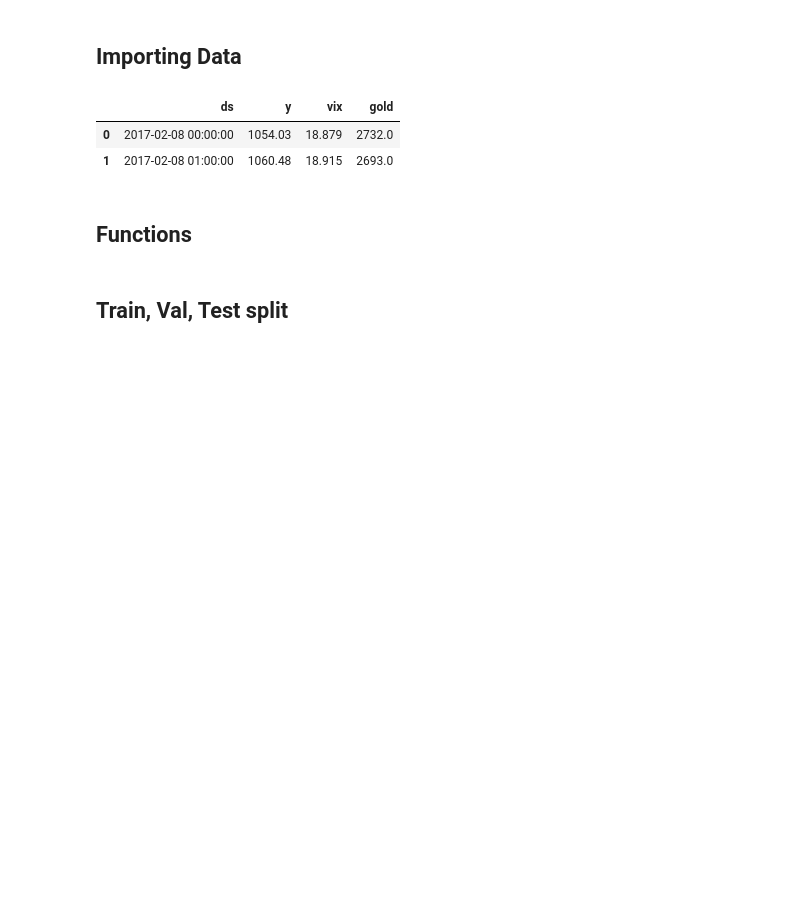
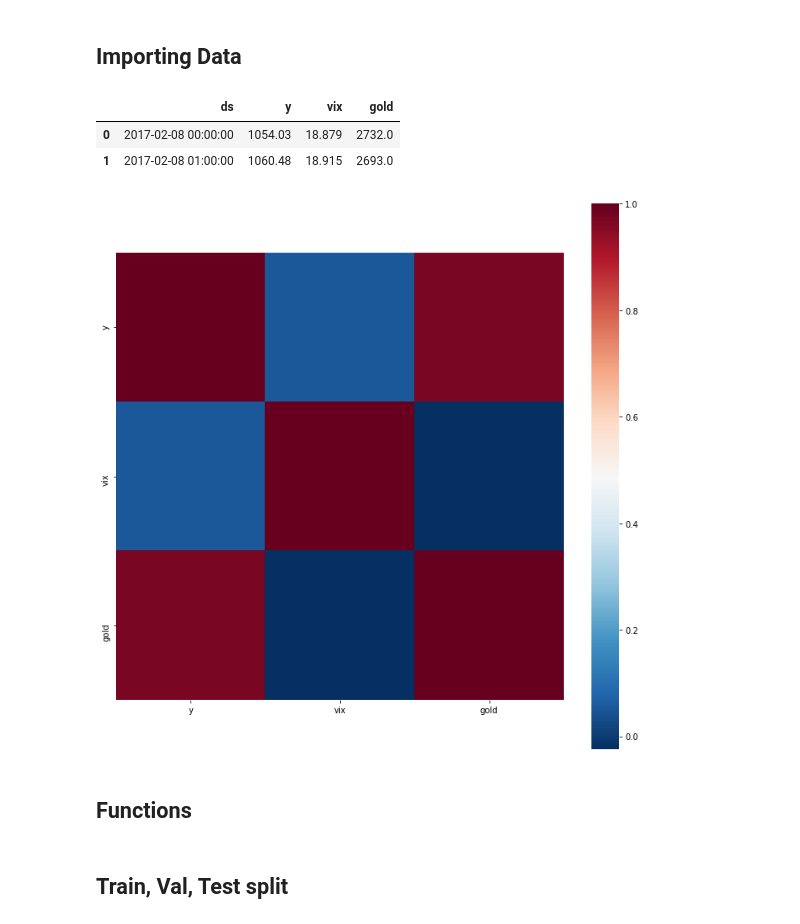
Before and after one commit to MohammadBakir/Bitcoin-Price-Prediction, a Jupyter notebook: time_series/time_series_models.ipynb, the cells around one changed output. Saved outputs shown, nothing was run; the diff lists cells and outputs as text; code cells hidden in the pictures; blank space fills up the shorter version.

Commit message:
correlation plot, clean up code

```diff
--- a/time_series/time_series_models.ipynb
+++ b/time_series/time_series_models.ipynb
@@ -72,6 +72,12 @@ df_combined.head(2)
 |  | ds | y | vix | gold |
 | 0 | 2017-02-08 00:00:00 | 1054.03 | 18.879 | 2732.0 |
 | 1 | 2017-02-08 01:00:00 | 1060.48 | 18.915 | 2693.0 |
+# %%
+correlations = df_combined.corr()
+fig, ax = plt.subplots(figsize=(12,12))
+sns.heatmap(correlations, square=True, cmap="RdBu_r");
+# %% [output]
+[figure, added]
 # %% [markdown]
 ## Functions
 # %%
```
Also changed, not shown: parts of 3 cells of this notebook.
